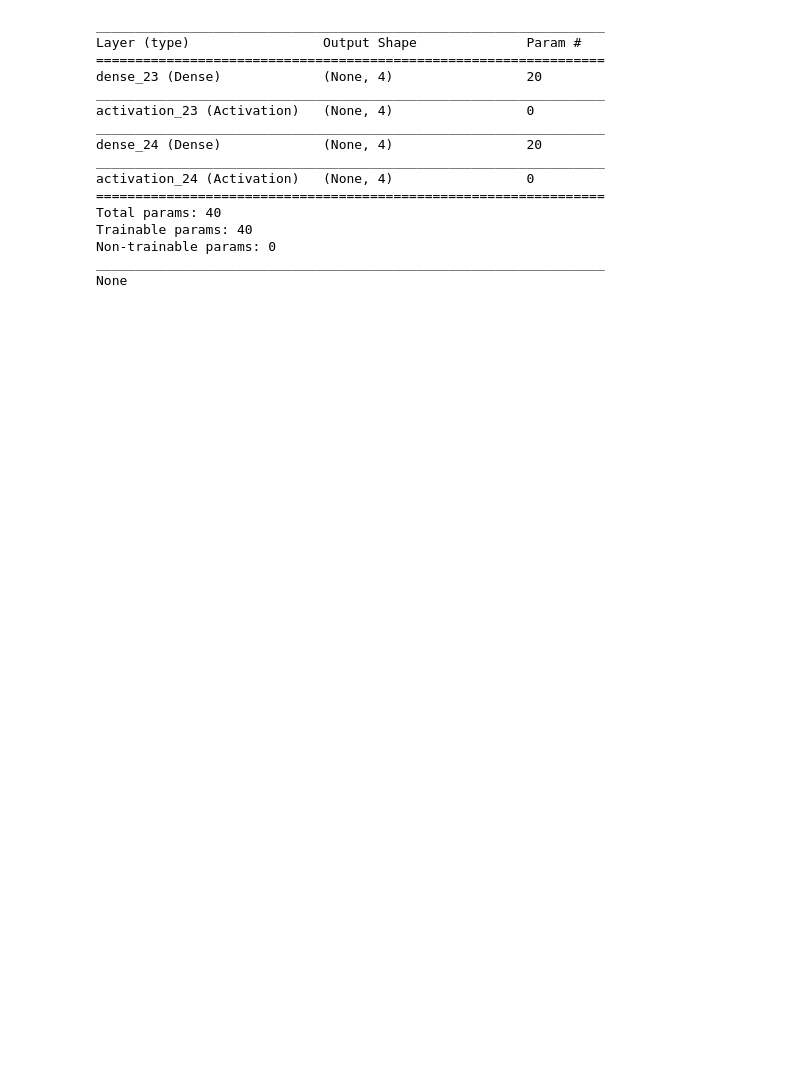
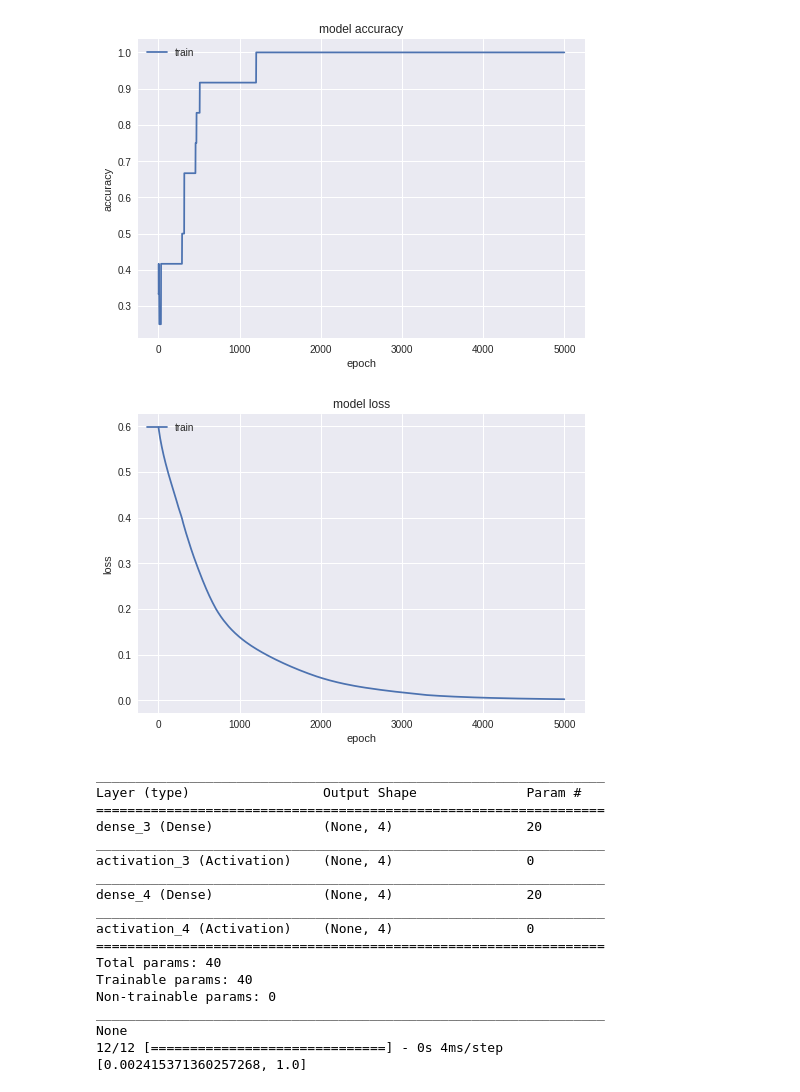
Before and after one commit to movvas/mlexperiments, a Jupyter notebook: Simple.ipynb, the cells around one changed output. Drawn from its saved outputs; the diff is of its cells as text; code cells hidden in the pictures; blank space fills up the shorter version.

```diff
--- a/Simple.ipynb
+++ b/Simple.ipynb
@@ -3,47 +3,70 @@
 # %%
 import numpy as np
 from keras.models import Sequential
 from keras.layers import Dense, Activation
 from keras.optimizers import SGD
 import tensorflow as tf
+import matplotlib.pyplot as plt
+import numpy
 
 x = np.array([[1,0,0,0], [0,0,0,1], [0,0,1,0],[0,0,1,0],
               [0,1,0,1], [0,1,1,0], [0,1,1,1], [1,0,1,1],
               [1,1,0,1], [1,1,1,0], [1,0,1,1], [0,0,1,1]])
 y = np.array([[1,0,0,0],[1,0,0,0],[1,0,0,0],[1,0,0,0],
               [0,1,0,0],[0,1,0,0],[0,0,1,0],[0,0,1,0],
               [0,0,1,0],[0,0,1,0],[0,0,1,0],[0,1,0,0]])
 
 
 model = Sequential()
 model.add(Dense(4, input_shape=(4,)))
-model.add(Activation('sigmoid'))
+model.add(Activation('relu'))
 model.add(Dense(4))
 model.add(Activation('softmax'))
-model.compile(loss='categorical_crossentropy', optimizer=SGD(lr=0.1),metrics=['categorical_accuracy'])
+model.compile(loss='binary_crossentropy', optimizer='adam',metrics=['categorical_accuracy'])
 
-model.fit(x,y, epochs=10000, batch_size=8, verbose=0)
+history = model.fit(x,y, epochs=5000, batch_size=15, verbose=0)
+
+# summarize history for accuracy
+plt.plot(history.history['categorical_accuracy'],)
+plt.title('model accuracy')
+plt.ylabel('accuracy')
+plt.xlabel('epoch')
+plt.legend(['train'], loc='upper left')
+plt.show()
+# summarize history for loss
+plt.plot(history.history['loss'])
+plt.title('model loss')
+plt.ylabel('loss')
+plt.xlabel('epoch')
+plt.legend(['train'], loc='upper left')
+plt.show()
 #x2 = np.array([[0,0,0,0], [1,1,1,1], [0,0,1,0],[0,1,0,0]])
 #np.around(model.predict(x2))
 print model.summary()
+loss_and_metrics = model.evaluate(x, y)
+print loss_and_metrics
 np.around(model.predict(x))
 # %% [output]
+[figure, added]
+[figure, added]
 _________________________________________________________________
 Layer (type)                 Output Shape              Param #
 =================================================================
-dense_23 (Dense)             (None, 4)                 20
+dense_3 (Dense)              (None, 4)                 20
 _________________________________________________________________
-activation_23 (Activation)   (None, 4)                 0
+activation_3 (Activation)    (None, 4)                 0
 _________________________________________________________________
-dense_24 (Dense)             (None, 4)                 20
+dense_4 (Dense)              (None, 4)                 20
 _________________________________________________________________
-activation_24 (Activation)   (None, 4)                 0
+activation_4 (Activation)    (None, 4)                 0
 =================================================================
 Total params: 40
 Trainable params: 40
 Non-trainable params: 0
 _________________________________________________________________
 None
+12/12 [==============================] - 0s 4ms/step
+[0.002415371360257268, 1.0]
 array([[1., 0., 0., 0.],
        [1., 0., 0., 0.],
        [1., 0., 0., 0.],
```
